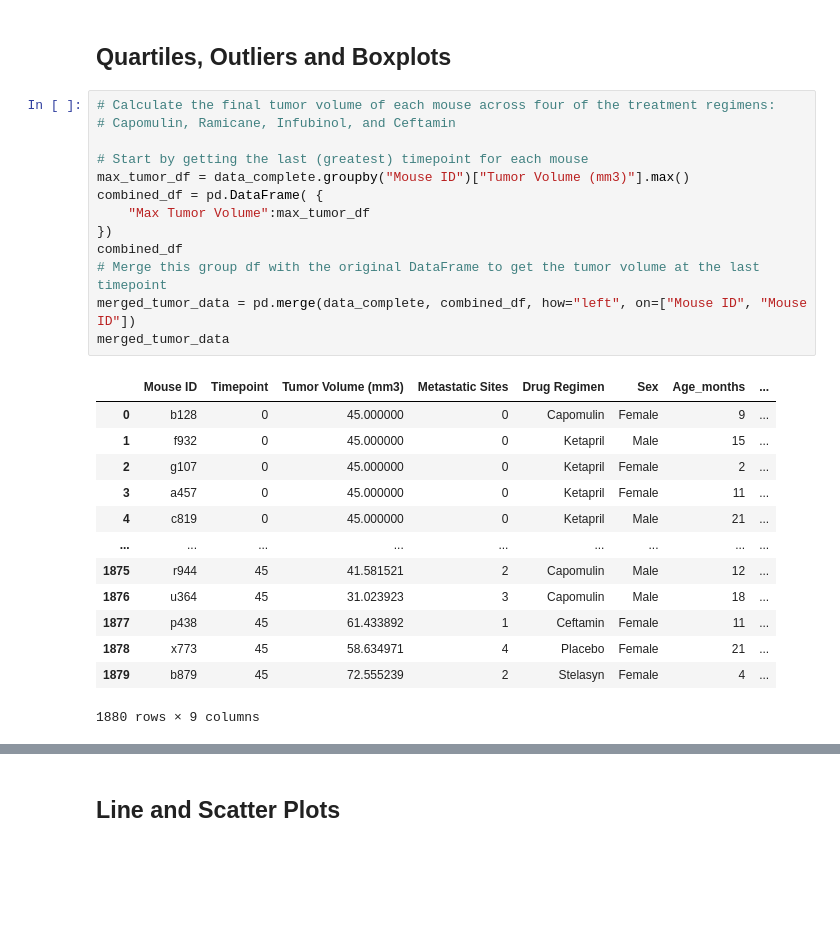
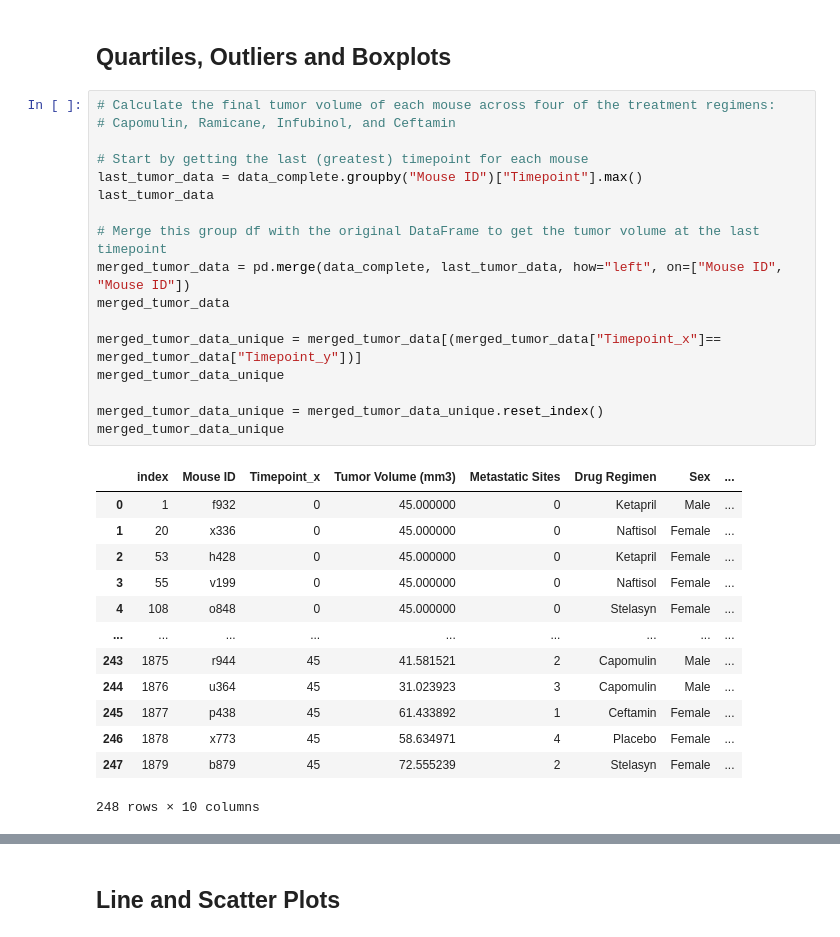
Before and after one commit to TrailrunnerDLH/Pymaceuticals-Challenge, a Jupyter notebook: Pymaceuticals/pymaceuticals_mod5.ipynb, the cells around one changed output, grey strips where cells are left out. Saved outputs shown, nothing was run; the diff lists cells and outputs as text; blank space fills up the shorter version.

```diff
--- a/Pymaceuticals/pymaceuticals_mod5.ipynb
+++ b/Pymaceuticals/pymaceuticals_mod5.ipynb
@@ -194,29 +194,33 @@ Text(0, 0.5, 'Sex')
 # %%
 # Calculate the final tumor volume of each mouse across four of the treatment regimens:
 # Capomulin, Ramicane, Infubinol, and Ceftamin
 
 # Start by getting the last (greatest) timepoint for each mouse
-max_tumor_df = data_complete.groupby("Mouse ID")["Tumor Volume (mm3)"].max()
-combined_df = pd.DataFrame( {
-    "Max Tumor Volume":max_tumor_df
-})
-combined_df
+last_tumor_data = data_complete.groupby("Mouse ID")["Timepoint"].max()
+last_tumor_data
+
 # Merge this group df with the original DataFrame to get the tumor volume at the last timepoint
-merged_tumor_data = pd.merge(data_complete, combined_df, how="left", on=["Mouse ID", "Mouse ID"])
+merged_tumor_data = pd.merge(data_complete, last_tumor_data, how="left", on=["Mouse ID", "Mouse ID"])
 merged_tumor_data
+
+merged_tumor_data_unique = merged_tumor_data[(merged_tumor_data["Timepoint_x"]== merged_tumor_data["Timepoint_y"])]
+merged_tumor_data_unique
+
+merged_tumor_data_unique = merged_tumor_data_unique.reset_index()
+merged_tumor_data_unique
 # %% [output]
-|  | Mouse ID | Timepoint | Tumor Volume (mm3) | Metastatic Sites | Drug Regimen | Sex | Age_months | ... |
-| 0 | b128 | 0 | 45.000000 | 0 | Capomulin | Female | 9 | ... |
-| 1 | f932 | 0 | 45.000000 | 0 | Ketapril | Male | 15 | ... |
-| 2 | g107 | 0 | 45.000000 | 0 | Ketapril | Female | 2 | ... |
-| 3 | a457 | 0 | 45.000000 | 0 | Ketapril | Female | 11 | ... |
-| 4 | c819 | 0 | 45.000000 | 0 | Ketapril | Male | 21 | ... |
+|  | index | Mouse ID | Timepoint_x | Tumor Volume (mm3) | Metastatic Sites | Drug Regimen | Sex | ... |
+| 0 | 1 | f932 | 0 | 45.000000 | 0 | Ketapril | Male | ... |
+| 1 | 20 | x336 | 0 | 45.000000 | 0 | Naftisol | Female | ... |
+| 2 | 53 | h428 | 0 | 45.000000 | 0 | Ketapril | Female | ... |
+| 3 | 55 | v199 | 0 | 45.000000 | 0 | Naftisol | Female | ... |
+| 4 | 108 | o848 | 0 | 45.000000 | 0 | Stelasyn | Female | ... |
 | ... | ... | ... | ... | ... | ... | ... | ... | ... |
-| 1875 | r944 | 45 | 41.581521 | 2 | Capomulin | Male | 12 | ... |
-| 1876 | u364 | 45 | 31.023923 | 3 | Capomulin | Male | 18 | ... |
-| 1877 | p438 | 45 | 61.433892 | 1 | Ceftamin | Female | 11 | ... |
-| 1878 | x773 | 45 | 58.634971 | 4 | Placebo | Female | 21 | ... |
-| 1879 | b879 | 45 | 72.555239 | 2 | Stelasyn | Female | 4 | ... |
+| 243 | 1875 | r944 | 45 | 41.581521 | 2 | Capomulin | Male | ... |
+| 244 | 1876 | u364 | 45 | 31.023923 | 3 | Capomulin | Male | ... |
+| 245 | 1877 | p438 | 45 | 61.433892 | 1 | Ceftamin | Female | ... |
+| 246 | 1878 | x773 | 45 | 58.634971 | 4 | Placebo | Female | ... |
+| 247 | 1879 | b879 | 45 | 72.555239 | 2 | Stelasyn | Female | ... |
-1880 rows × 9 columns
+248 rows × 10 columns
 # %%
 # Put treatments into a list for for loop (and later for plot labels)
```
Also changed, not shown: parts of 2 cells of this notebook.
